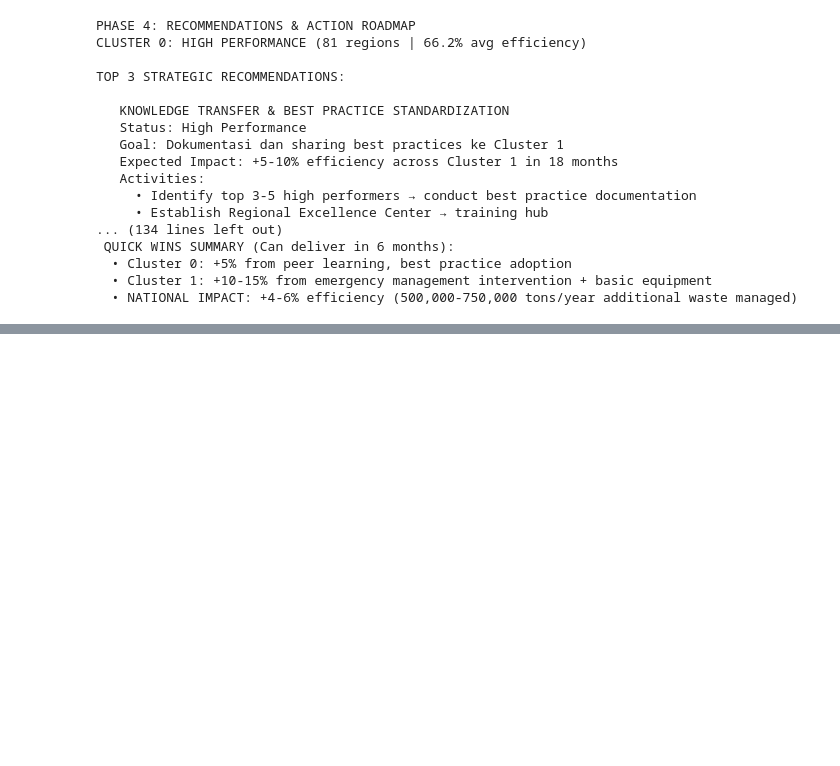
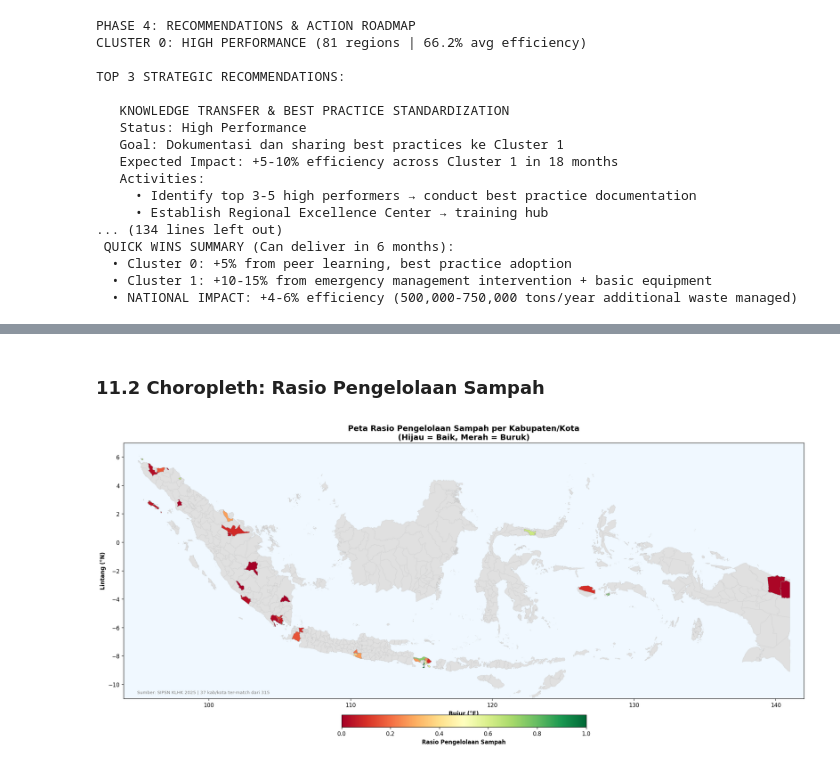
Before and after one commit to catherinealicia08/waste-management-analytics, a Jupyter notebook: Kelompok_1.ipynb, the cells around one changed output, grey strips where cells are left out. Drawn from its saved outputs; the diff is of its cells as text; code cells hidden in the pictures; blank space fills up the shorter version.

Commit message:
add: data visualization

```diff
--- a/Kelompok_1.ipynb
+++ b/Kelompok_1.ipynb
@@ -2405,0 +2564,47 @@ TOP 3 STRATEGIC RECOMMENDATIONS:
+# %% [markdown]
+### 11.2 Choropleth: Rasio Pengelolaan Sampah
+# %%
+fig, ax = plt.subplots(figsize=(18, 11))
+
+# Plot base map (abu-abu untuk wilayah tanpa data)
+geo_merged.plot(ax=ax, color='#e0e0e0', edgecolor='#cccccc', linewidth=0.3)
+
+# Plot wilayah dengan data
+mask = geo_merged['rasio_pengelolaan'].notna()
+if mask.any():
+    geo_merged[mask].plot(
+        column='rasio_pengelolaan',
+        cmap='RdYlGn',
+        legend=True,
+        legend_kwds={
+            'label': 'Rasio Pengelolaan Sampah',
+            'orientation': 'horizontal',
+            'fraction': 0.03,
+            'pad': 0.04,
+            'shrink': 0.6,
+        },
+        ax=ax,
+        edgecolor='#999999',
+        linewidth=0.3,
+        vmin=0,
+        vmax=1,
+    )
+
+ax.set_xlim([94, 142])
+ax.set_ylim([-11, 7])
+ax.set_title(
+    'Peta Rasio Pengelolaan Sampah per Kabupaten/Kota\n(Hijau = Baik, Merah = Buruk)',
+    fontsize=14,
+)
+ax.set_xlabel('Bujur (°E)')
+ax.set_ylabel('Lintang (°N)')
+ax.set_facecolor('#f0f8ff')
+ax.text(
+    0.02, 0.02,
+    f'Sumber: SIPSN KLHK 2025 | {matched} kab/kota ter-match dari {total_data}',
+    transform=ax.transAxes, fontsize=8, color='gray',
+)
+plt.tight_layout()
+plt.show()
+# %% [output]
+[figure, added]
```
Also changed, not shown: parts of 45 cells of this notebook.
